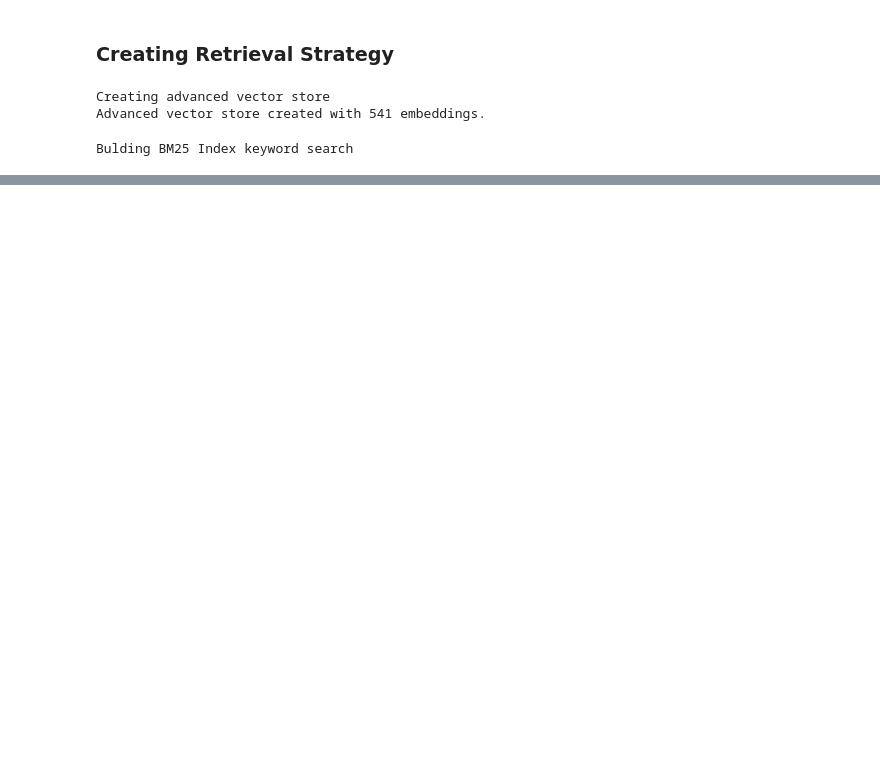
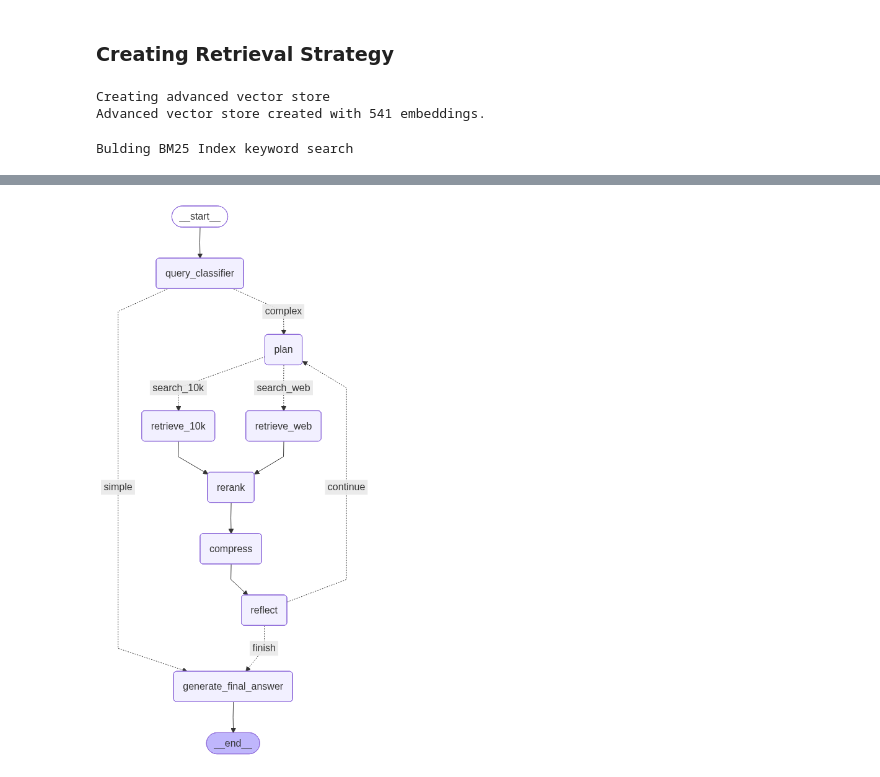
Before and after one commit to YashMasane/Adaptive-Multi-Agent-RAG-System, a Jupyter notebook: Notebook/deep_thinking_RAG.ipynb, the cells around one changed output, grey strips where cells are left out. Saved outputs shown, nothing was run; the diff lists cells and outputs as text; code cells hidden in the pictures; blank space fills up the shorter version.

```diff
--- a/Notebook/deep_thinking_RAG.ipynb
+++ b/Notebook/deep_thinking_RAG.ipynb
@@ -400,0 +876,4 @@ Document(metadata={'section': 'ITEM 1A. RISK FACTORS', 'source_doc': '../data\\n
+# %%
+deep_thinking_rag_graph
+# %% [output]
+[figure, added]
```
Also changed, not shown: parts of 40 cells of this notebook.
